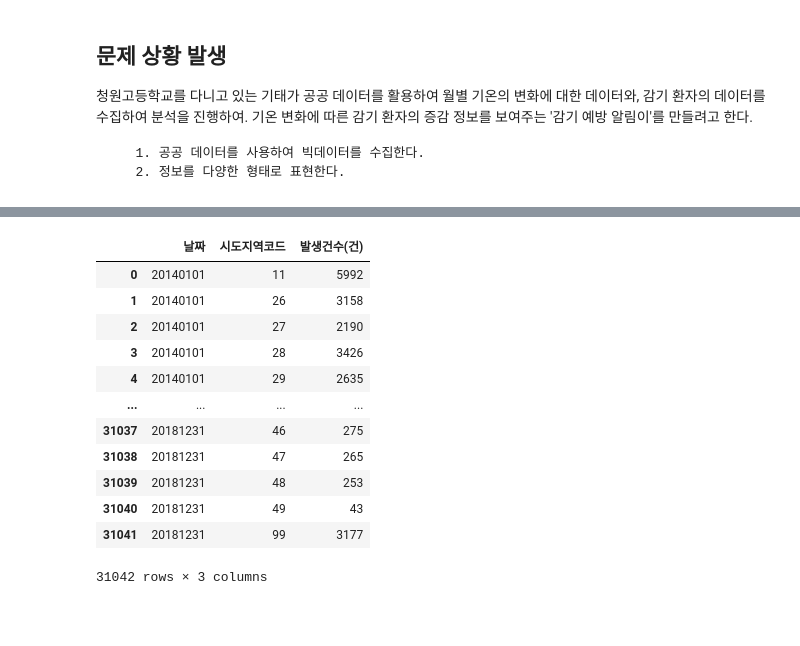
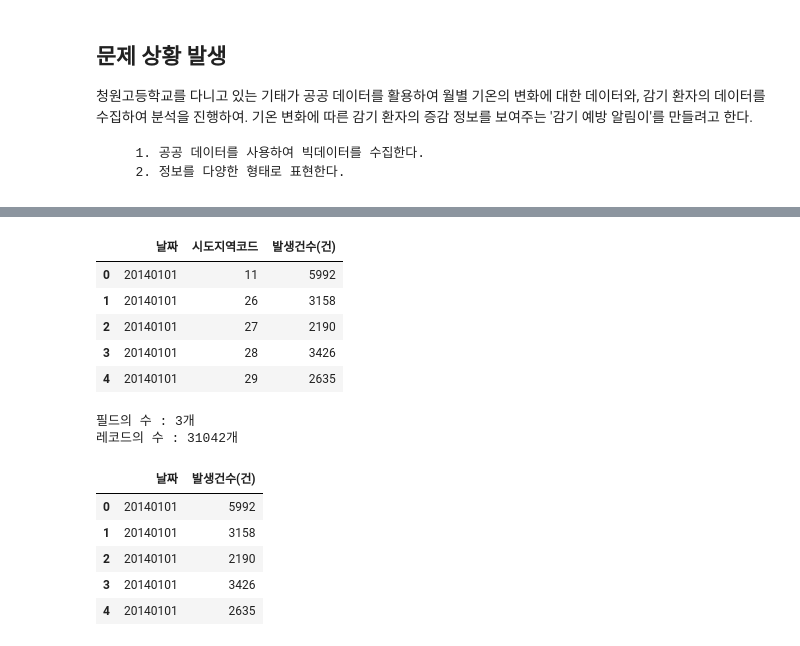
Before and after one commit to KwonWooChan/ColabNoteBook, a Jupyter notebook: cwh_CS_BigData.ipynb, the cells around one changed output, grey strips where cells are left out. Drawn from its saved outputs; the diff is of its cells as text; code cells hidden in the pictures; blank space fills up the shorter version.

```diff
--- a/cwh_CS_BigData.ipynb
+++ b/cwh_CS_BigData.ipynb
@@ -72,19 +82,33 @@ https://ko.wikipedia.org/wiki/빅_데이터
 # %%
-import pandas as pd
+# pandas 데이터로 변환하기
+# 사용법
+# pd.read_csv(파일이름, 인코딩정보)
 
-data = pd.read_csv('./b.csv', encoding="utf-8")
-data
+data = pd.read_csv('./실제진료정보_감기_시도.csv', encoding='cp949')
+data.head()
 # %% [output]
 |  | 날짜 | 시도지역코드 | 발생건수(건) |
 | 0 | 20140101 | 11 | 5992 |
 | 1 | 20140101 | 26 | 3158 |
 | 2 | 20140101 | 27 | 2190 |
 | 3 | 20140101 | 28 | 3426 |
 | 4 | 20140101 | 29 | 2635 |
-| ... | ... | ... | ... |
-| 31037 | 20181231 | 46 | 275 |
-| 31038 | 20181231 | 47 | 265 |
-| 31039 | 20181231 | 48 | 253 |
-| 31040 | 20181231 | 49 | 43 |
-| 31041 | 20181231 | 99 | 3177 |
-31042 rows × 3 columns
+# %%
+# 데이터의 크기 확인하기
+print("필드의 수 : %d개" %(len(data.columns)))
+print("레코드의 수 : %d개" %(len(data)))
+# %% [output]
+필드의 수 : 3개
+레코드의 수 : 31042개
+# %%
+# 시도 지역코드를 제거한 새로운 데이터 만들기
+
+data2 = data[['날짜', '발생건수(건)']]
+data2.head()
+# %% [output]
+|  | 날짜 | 발생건수(건) |
+| 0 | 20140101 | 5992 |
+| 1 | 20140101 | 3158 |
+| 2 | 20140101 | 2190 |
+| 3 | 20140101 | 3426 |
+| 4 | 20140101 | 2635 |
```
Also changed, not shown: parts of 4 cells of this notebook.
